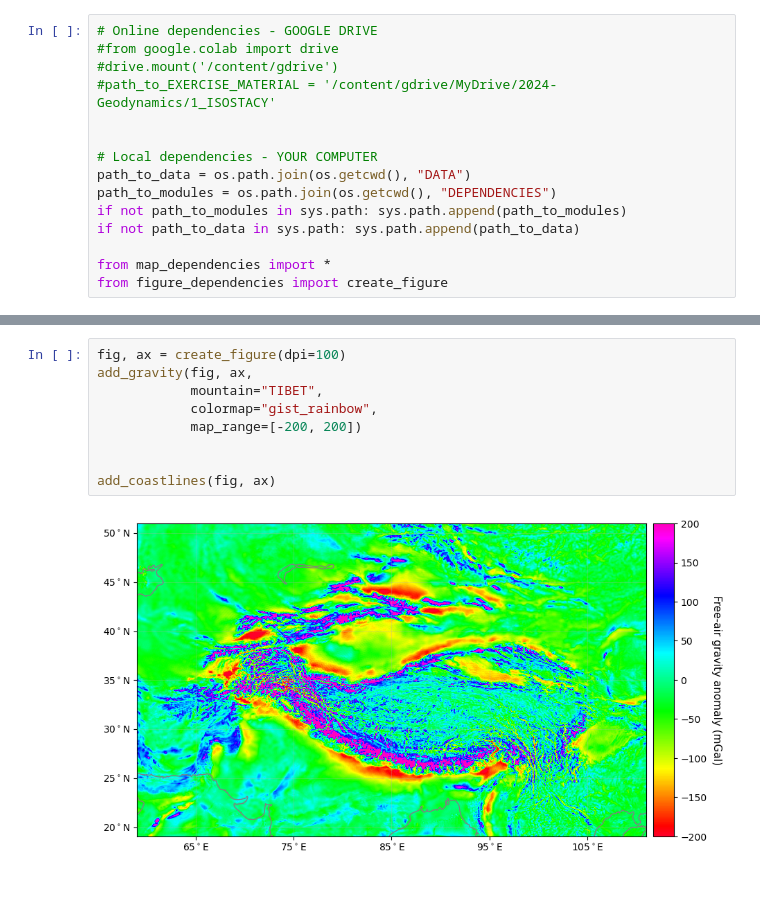
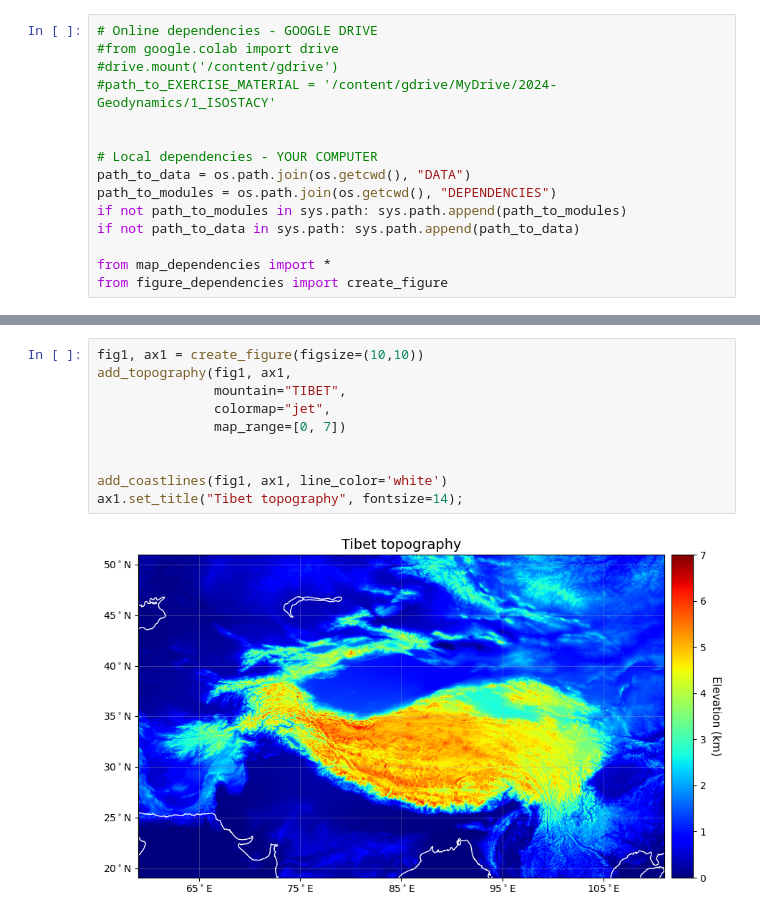
Before and after one commit to ValeEspinozaF/GeodynamicsTeaching-KU2024, a Jupyter notebook: EX2_ISOSTACY.ipynb, the cells around one changed output, grey strips where cells are left out. Cells and saved outputs as stored; diff of their text form; blank space fills up the shorter version.

```diff
--- a/EX2_ISOSTACY.ipynb
+++ b/EX2_ISOSTACY.ipynb
@@ -43,11 +59,12 @@ add_coastlines(fig, ax)
-# %%
-fig, ax = create_figure(dpi=100)
-add_gravity(fig, ax,
-            mountain="TIBET",
-            colormap="gist_rainbow",
-            map_range=[-200, 200])
-
-
-add_coastlines(fig, ax)
-# %% [output]
-[figure, removed]
+# %%
+fig1, ax1 = create_figure(figsize=(10,10))
+add_topography(fig1, ax1,
+               mountain="TIBET",
+               colormap="jet",
+               map_range=[0, 7])
+
+
+add_coastlines(fig1, ax1, line_color='white')
+ax1.set_title("Tibet topography", fontsize=14);
+# %% [output]
+[figure, added]
```
Also changed, not shown: parts of 21 cells of this notebook, 5 other files.
